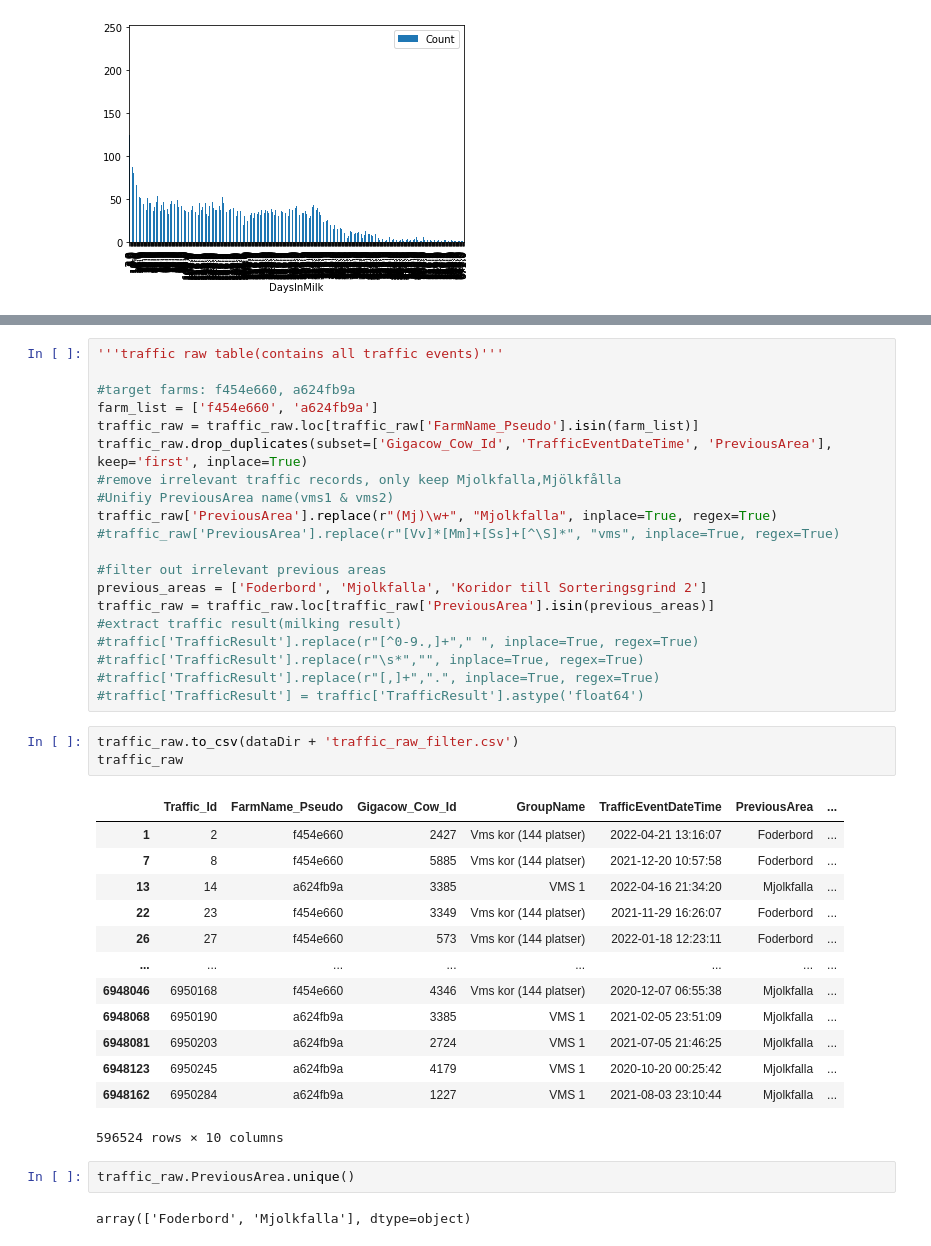
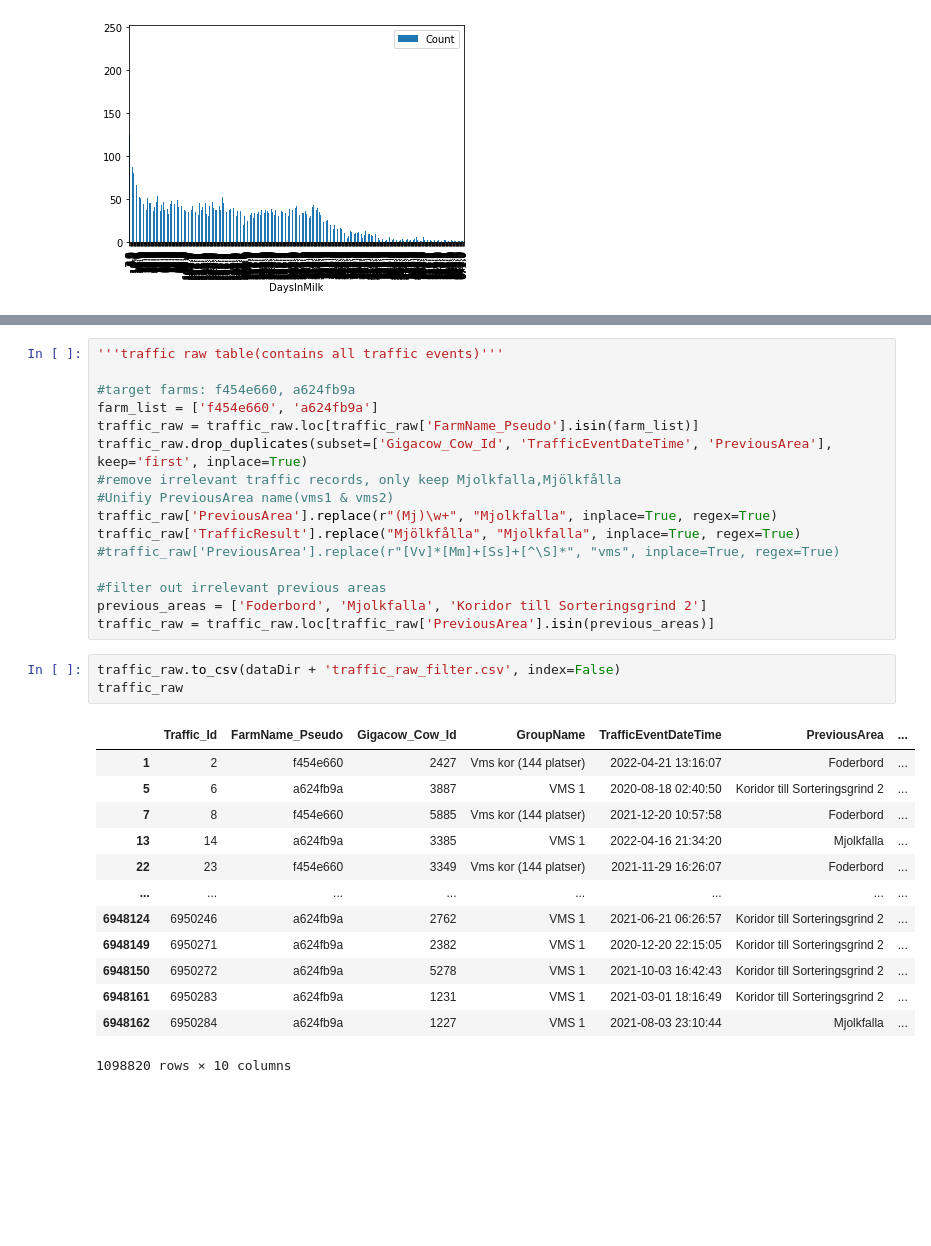
Before and after one commit to pgullstrand/Gigacow-tools, a Jupyter notebook: Data preprocessing/dataCleaning.ipynb, the cells around one changed output, grey strips where cells are left out. Saved outputs shown, nothing was run; the diff lists cells and outputs as text; blank space fills up the shorter version.

Commit message:
unify traffic result with Mjolkfalla

```diff
--- a/Data preprocessing/dataCleaning.ipynb
+++ b/Data preprocessing/dataCleaning.ipynb
@@ -418,34 +402,26 @@ traffic_raw.drop_duplicates(subset=['Gigacow_Cow_Id', 'TrafficEventDateTime', 'P
 #remove irrelevant traffic records, only keep Mjolkfalla,Mjölkfålla
 #Unifiy PreviousArea name(vms1 & vms2)
 traffic_raw['PreviousArea'].replace(r"(Mj)\w+", "Mjolkfalla", inplace=True, regex=True)
+traffic_raw['TrafficResult'].replace("Mjölkfålla", "Mjolkfalla", inplace=True, regex=True)
 #traffic_raw['PreviousArea'].replace(r"[Vv]*[Mm]+[Ss]+[^\S]*", "vms", inplace=True, regex=True)
 
 #filter out irrelevant previous areas
 previous_areas = ['Foderbord', 'Mjolkfalla', 'Koridor till Sorteringsgrind 2']
 traffic_raw = traffic_raw.loc[traffic_raw['PreviousArea'].isin(previous_areas)]
-#extract traffic result(milking result)
-#traffic['TrafficResult'].replace(r"[^0-9.,]+"," ", inplace=True, regex=True)
-#traffic['TrafficResult'].replace(r"\s*","", inplace=True, regex=True)
-#traffic['TrafficResult'].replace(r"[,]+",".", inplace=True, regex=True)
-#traffic['TrafficResult'] = traffic['TrafficResult'].astype('float64')
 # %%
-traffic_raw.to_csv(dataDir + 'traffic_raw_filter.csv')
+traffic_raw.to_csv(dataDir + 'traffic_raw_filter.csv', index=False)
 traffic_raw
 # %% [output]
 |  | Traffic_Id | FarmName_Pseudo | Gigacow_Cow_Id | GroupName | TrafficEventDateTime | PreviousArea | ... |
 | 1 | 2 | f454e660 | 2427 | Vms kor (144 platser) | 2022-04-21 13:16:07 | Foderbord | ... |
+| 5 | 6 | a624fb9a | 3887 | VMS 1 | 2020-08-18 02:40:50 | Koridor till Sorteringsgrind 2 | ... |
 | 7 | 8 | f454e660 | 5885 | Vms kor (144 platser) | 2021-12-20 10:57:58 | Foderbord | ... |
 | 13 | 14 | a624fb9a | 3385 | VMS 1 | 2022-04-16 21:34:20 | Mjolkfalla | ... |
 | 22 | 23 | f454e660 | 3349 | Vms kor (144 platser) | 2021-11-29 16:26:07 | Foderbord | ... |
-| 26 | 27 | f454e660 | 573 | Vms kor (144 platser) | 2022-01-18 12:23:11 | Foderbord | ... |
 | ... | ... | ... | ... | ... | ... | ... | ... |
-| 6948046 | 6950168 | f454e660 | 4346 | Vms kor (144 platser) | 2020-12-07 06:55:38 | Mjolkfalla | ... |
-| 6948068 | 6950190 | a624fb9a | 3385 | VMS 1 | 2021-02-05 23:51:09 | Mjolkfalla | ... |
-| 6948081 | 6950203 | a624fb9a | 2724 | VMS 1 | 2021-07-05 21:46:25 | Mjolkfalla | ... |
-| 6948123 | 6950245 | a624fb9a | 4179 | VMS 1 | 2020-10-20 00:25:42 | Mjolkfalla | ... |
+| 6948124 | 6950246 | a624fb9a | 2762 | VMS 1 | 2021-06-21 06:26:57 | Koridor till Sorteringsgrind 2 | ... |
+| 6948149 | 6950271 | a624fb9a | 2382 | VMS 1 | 2020-12-20 22:15:05 | Koridor till Sorteringsgrind 2 | ... |
+| 6948150 | 6950272 | a624fb9a | 5278 | VMS 1 | 2021-10-03 16:42:43 | Koridor till Sorteringsgrind 2 | ... |
+| 6948161 | 6950283 | a624fb9a | 1231 | VMS 1 | 2021-03-01 18:16:49 | Koridor till Sorteringsgrind 2 | ... |
 | 6948162 | 6950284 | a624fb9a | 1227 | VMS 1 | 2021-08-03 23:10:44 | Mjolkfalla | ... |
-596524 rows × 10 columns
+1098820 rows × 10 columns
-# %%
-traffic_raw.PreviousArea.unique()
-# %% [output]
-array(['Foderbord', 'Mjolkfalla'], dtype=object)
```
Also changed, not shown: parts of 2 cells of this notebook.
